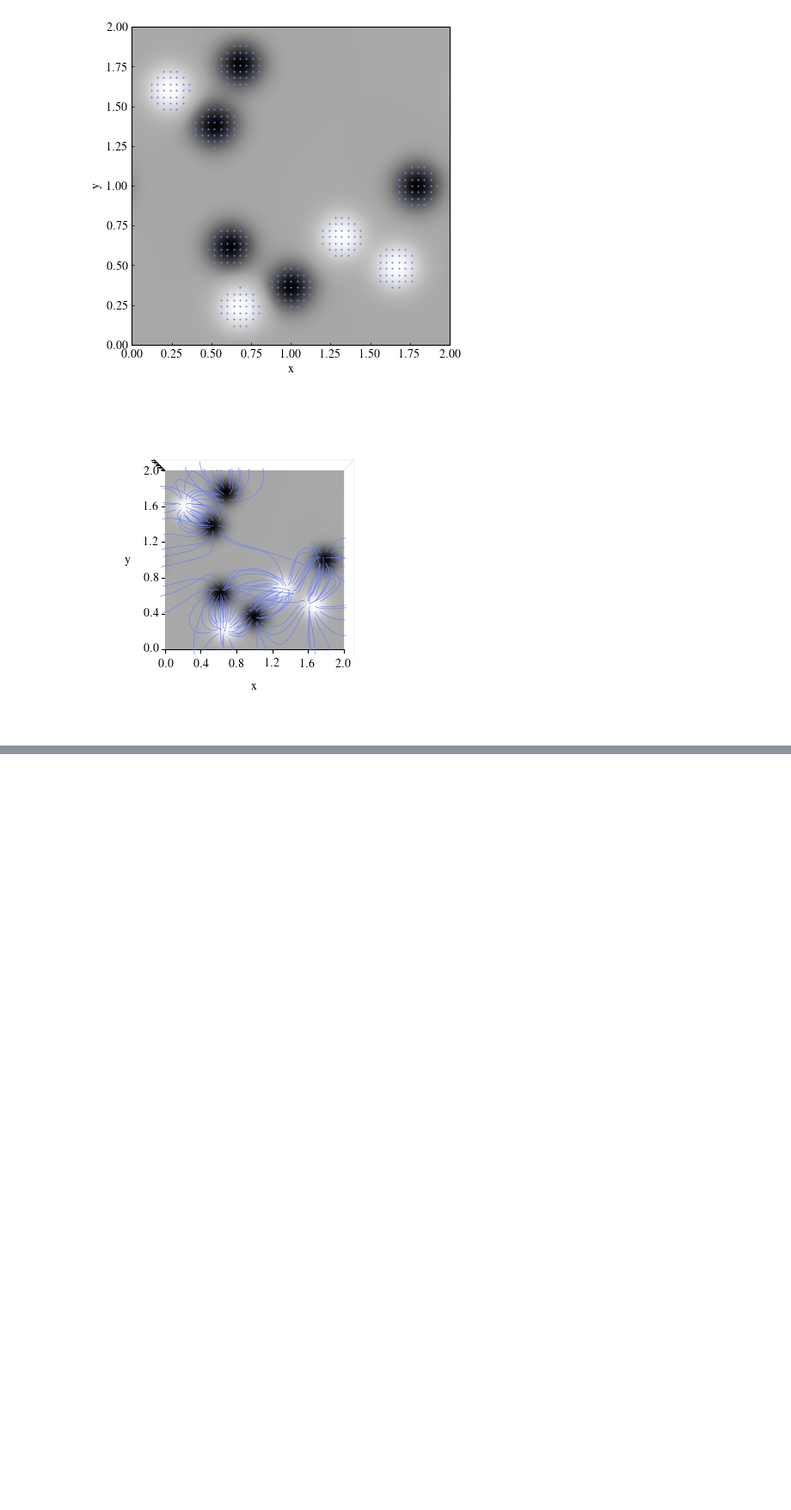
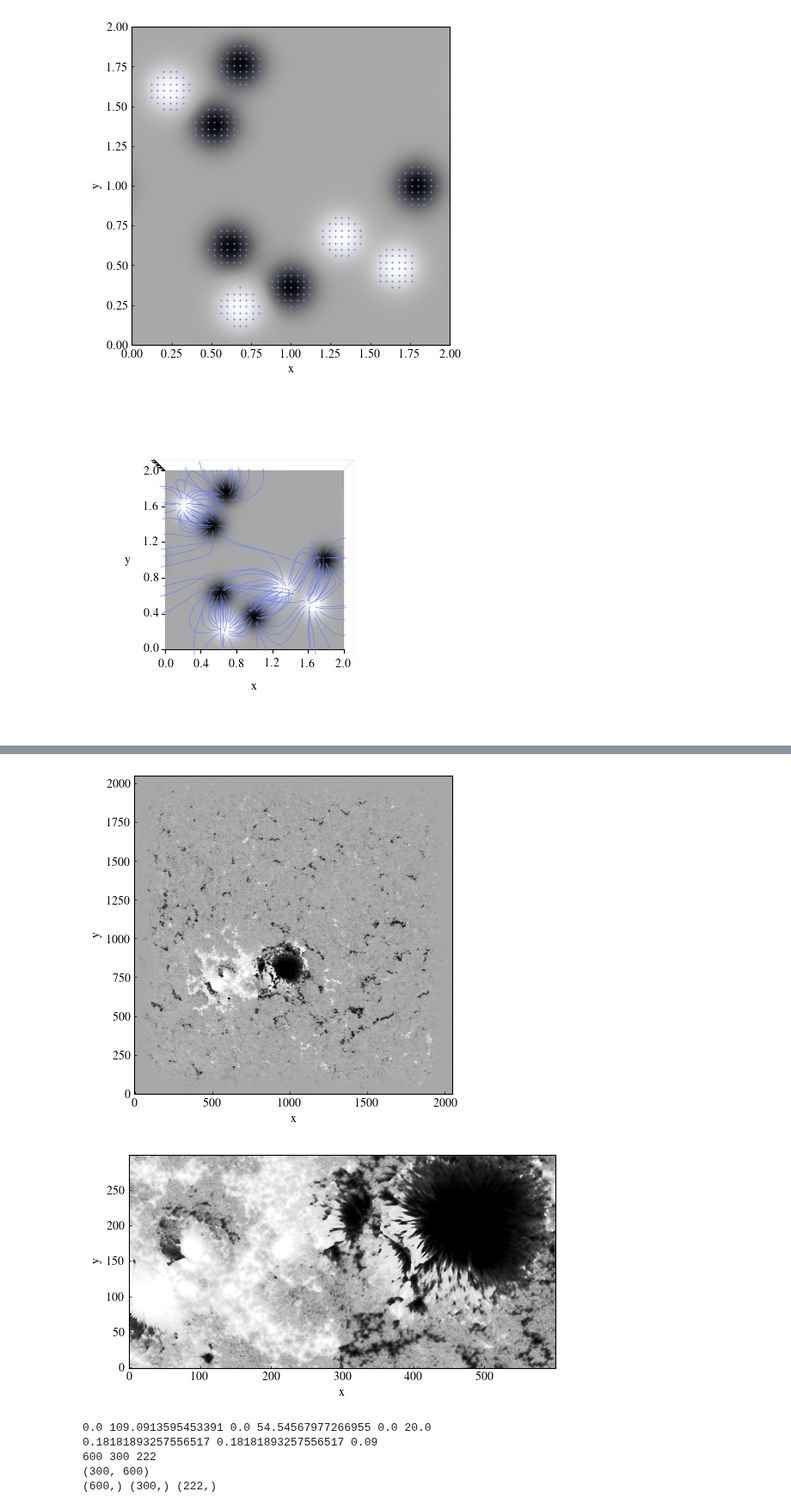
Before and after one commit to LMNadol/mflex, a Jupyter notebook: mhsflex/test.ipynb, the cells around one changed output, grey strips where cells are left out. Shown at 86% size. Cells and saved outputs as stored; diff of their text form; code cells hidden in the pictures; blank space fills up the shorter version.

Commit message:
read fits

```diff
--- a/mhsflex/test.ipynb
+++ b/mhsflex/test.ipynb
@@ -278,0 +306,14 @@ print("pixelsize_z, pixelsize_z_Mm", pixelsize_z, pixelsize_Mm)
+# %%
+# Solar orbiter test
+
+name = "solo_L2_phi-hrt-blos_20220307T000609_V01"
+# %%
+read_fits(name)
+# %% [output]
+[figure, added]
+[figure, added]
+0.0 109.0913595453391 0.0 54.54567977266955 0.0 20.0
+0.18181893257556517 0.18181893257556517 0.09
+600 300 222
+(300, 600)
+(600,) (300,) (222,)
```
Also changed, not shown: parts of 9 cells of this notebook, 3 other files.
